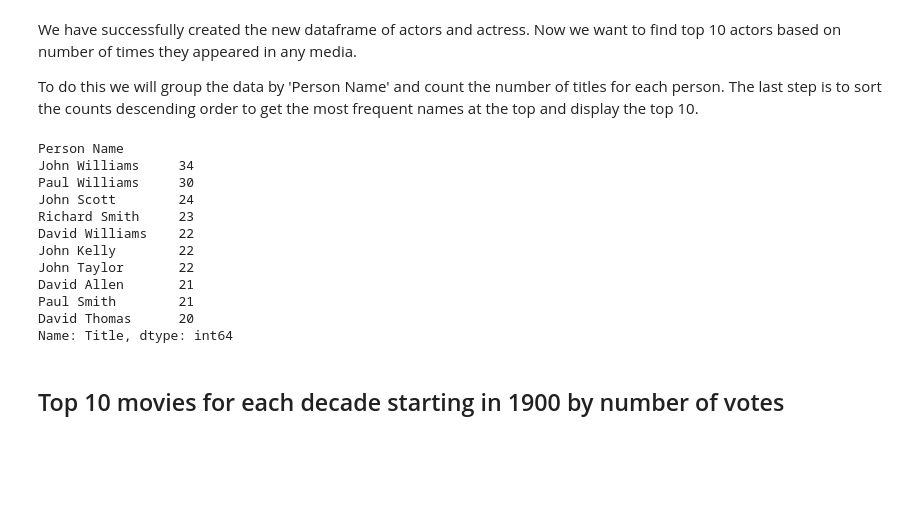
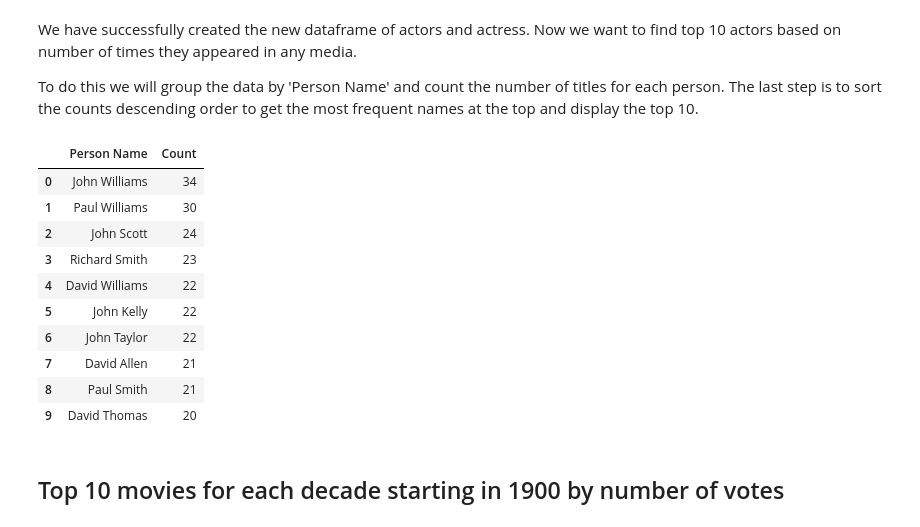
Before and after one commit to thaong1412/IMDB_Project, a Jupyter notebook: CPSC_4800_IMDB_Project.ipynb, the cells around one changed output. Saved outputs shown, nothing was run; the diff lists cells and outputs as text; code cells hidden in the pictures; blank space fills up the shorter version.

```diff
--- a/CPSC_4800_IMDB_Project.ipynb
+++ b/CPSC_4800_IMDB_Project.ipynb
@@ -996,20 +996,19 @@ To do this we will group the data by 'Person Name' and count the number of title
 # %%
 title_counts = actors_df.groupby('Person Name')['Title'].count().sort_values(ascending=False)
 top_10_person_names = title_counts.head(10)
-top_10_person_names
+top_10_person_names.to_frame(name="Count").reset_index()
 # %% [output]
-Person Name
-John Williams     34
-Paul Williams     30
-John Scott        24
-Richard Smith     23
-David Williams    22
-John Kelly        22
-John Taylor       22
-David Allen       21
-Paul Smith        21
-David Thomas      20
-Name: Title, dtype: int64
+|  | Person Name | Count |
+| 0 | John Williams | 34 |
+| 1 | Paul Williams | 30 |
+| 2 | John Scott | 24 |
+| 3 | Richard Smith | 23 |
+| 4 | David Williams | 22 |
+| 5 | John Kelly | 22 |
+| 6 | John Taylor | 22 |
+| 7 | David Allen | 21 |
+| 8 | Paul Smith | 21 |
+| 9 | David Thomas | 20 |
 # %% [markdown]
 ## Top 10 movies for each decade starting in 1900 by number of votes
 # %% [markdown]
```
Also changed, not shown: parts of 2 cells of this notebook.
